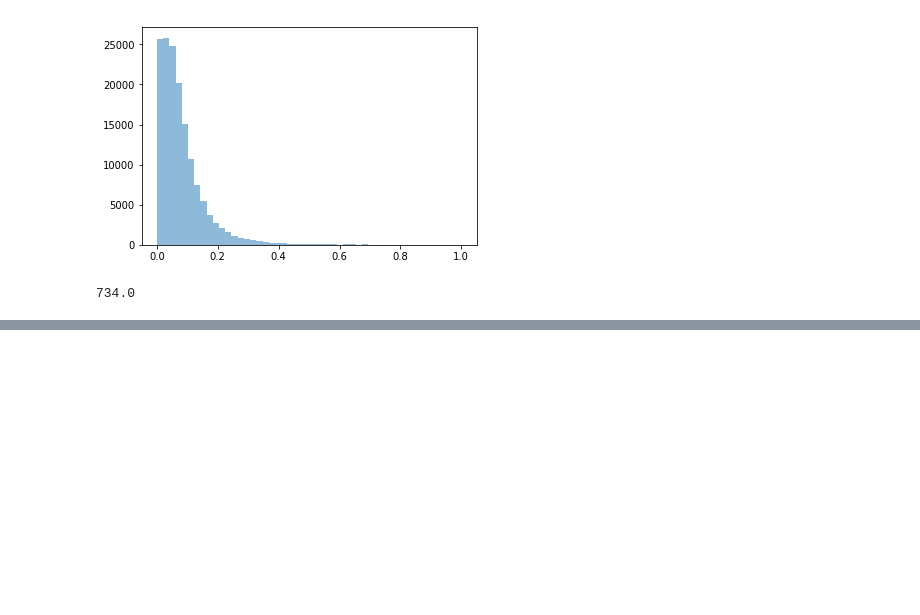
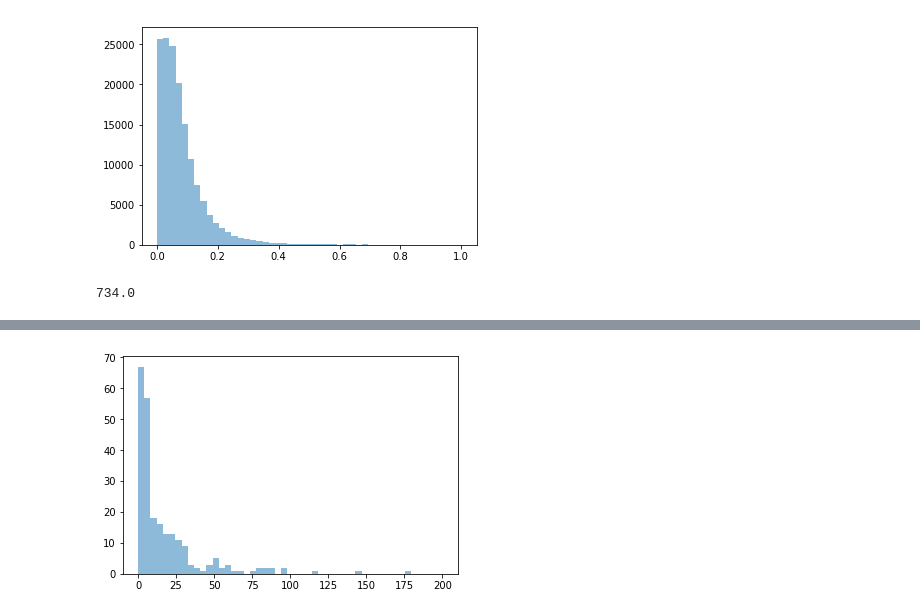
Before and after one commit to mmr12/Data-Science-lab-2018, a Jupyter notebook: PreperationWork/Looking_at_FAQ.ipynb, the cells around one changed output, grey strips where cells are left out. Saved outputs shown, nothing was run; the diff lists cells and outputs as text; code cells hidden in the pictures; blank space fills up the shorter version.

```diff
--- a/PreperationWork/Looking_at_FAQ.ipynb
+++ b/PreperationWork/Looking_at_FAQ.ipynb
@@ -107,0 +241,5 @@ TypeError: A sparse matrix was passed, but dense data is required. Use X.toarray
+# %%
+# VISUALISATION
+# let's do a little of the opposite: which FAQ's get picked up often, which don't?
+FAQ_per_ticket = np.argmax(SM, axis=0)
+unique, counts = np.unique(FAQ_per_ticket, return_counts=True)
@@ -107,0 +268,10 @@ TypeError: A sparse matrix was passed, but dense data is required. Use X.toarray
+# %%
+# VISUALISATION
+# here is the distribution of matches over FAQs: how many FAQs have one similar ticket,
+#two and so on, till the largest: 761 counts to Phishing mail warning
+bins =  np.linspace(0, 200,50)
+plt.hist(counts, bins,alpha=.5)
+plt.show()
+print(np.sum(counts>200), '\nmax(counts)=',max(counts),'\nCorresponding FAQ:\t', faq_ans[unique[np.argmax(counts)]])
+# %% [output]
+[figure, added]
```
Also changed, not shown: parts of 24 cells of this notebook.
